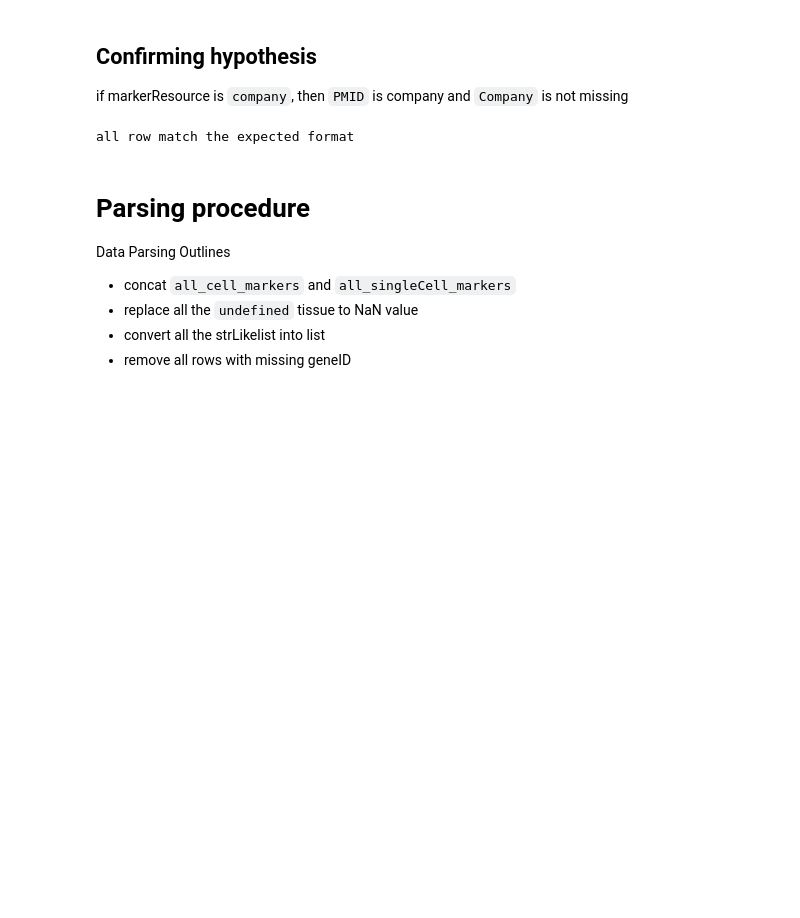
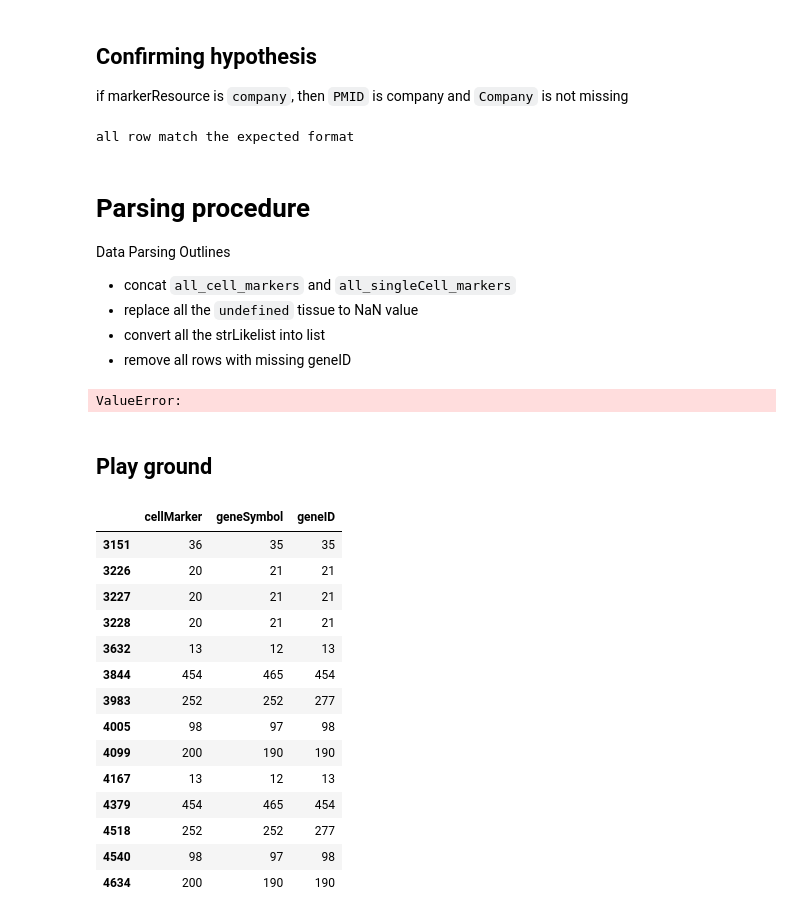
Before and after one commit to g7xu/CellMaker_DataParser, a Jupyter notebook: eda/all_cell_eda.ipynb, the cells around one changed output. Saved outputs shown, nothing was run; the diff lists cells and outputs as text; code cells hidden in the pictures; blank space fills up the shorter version.

```diff
--- a/eda/all_cell_eda.ipynb
+++ b/eda/all_cell_eda.ipynb
@@ -308,7 +309,7 @@ all_mouse_markers_df = pd.read_csv('../data/Mouse_cell_markers.txt', sep = r'\t'
 all_singleCell_markers_df = pd.read_csv('../data/Single_cell_markers.txt', sep = r'\t')
 # %%
 def str_to_list(listLikeStr):
-    if not isinstance(listLikeStr, str): return np.NaN
+    if not isinstance(listLikeStr, str): return ['NA']
     cleaned_listLikeStr = listLikeStr.replace("'", "")
 
     split_element = cleaned_listLikeStr.split(',')
@@ -316,36 +317,80 @@ def str_to_list(listLikeStr):
     is_nested = False
     result = []
     nested_list = []
+
+    # try to improve
     for element in split_element:
         if is_nested:
             if "]" in element:
                 is_nested = False
-                nested_list.append(element.replace(']', "").strip())
+                element = element.replace(']', "").strip()
+                # lowercase
+                # if element.casefold() == 'na':
+                #     continue
+                nested_list.append(element)
                 result.append(nested_list)
                 nested_list = []
             else:
-                if element.strip():
+                element = element.strip()
+                # if element.casefold() == 'na':
+                #     continue
+                if element:
                     nested_list.append(element.strip())
         else:
             if "[" in element:
                 is_nested = True
-                nested_list.append(element.replace('[', "").strip())
+                element = element.replace('[', "").strip()
+                # if element.casefold() == 'na':
+                #     continue
+                nested_list.append(element)
             else:
-                if element.strip():
-                    result.append(element.strip())
+                element = element.strip()
+                # if element.casefold() == 'na':
+                #     continue
+                if element:
+                    result.append(element)
 
     return result
 # %%
-# concat all_cell_markers and all_singleCell_markers
+# concatnating all_cell_markers and all_singleCell_markers
 cell_markers_df = pd.concat([all_cell_markers_df, all_singleCell_markers_df], axis = 0, ignore_index=True)
+
+# dropping column proteinName and proteinID
+cell_markers_df.drop(columns=['proteinName', 'proteinID'], inplace=True)
+
+# we don't consider record with missing geneID
+cell_markers_df = cell_markers_df.dropna(subset=['geneID'])
 
 # change all the Undefined value in tissueType column to NaN
 cell_markers_df['tissueType'] = cell_markers_df['tissueType'].replace('Undefined', np.NaN)
 
 # convert specific columns into list
-to_convert_col  = ['cellMarker', 'geneSymbol', 'geneID', 'proteinName', 'proteinID']
+to_convert_col  = ['cellMarker', 'geneSymbol', 'geneID']
 for col in to_convert_col:
     cell_markers_df[col] = cell_markers_df[col].apply(str_to_list)
-
-# we don't consider
-cell_markers_df = cell_markers_df.dropna(subset=['geneSymbol'])
+# %%
+raise ValueError()
+# %% [output]
+ValueError:
+# %% [markdown]
+## Play ground
+# %%
+x = cell_markers_df[cell_markers_df[['cellMarker', 'geneSymbol', 'geneID']].applymap(len).nunique(axis=1) != 1]
+# %%
+x[['cellMarker', 'geneSymbol', 'geneID']].applymap(len)
+# %% [output]
+|  | cellMarker | geneSymbol | geneID |
+| 3151 | 36 | 35 | 35 |
+| 3226 | 20 | 21 | 21 |
+| 3227 | 20 | 21 | 21 |
+| 3228 | 20 | 21 | 21 |
+| 3632 | 13 | 12 | 13 |
+| 3844 | 454 | 465 | 454 |
+| 3983 | 252 | 252 | 277 |
+| 4005 | 98 | 97 | 98 |
+| 4099 | 200 | 190 | 190 |
+| 4167 | 13 | 12 | 13 |
+| 4379 | 454 | 465 | 454 |
+| 4518 | 252 | 252 | 277 |
+| 4540 | 98 | 97 | 98 |
+| 4634 | 200 | 190 | 190 |
```
Also changed, not shown: parts of 5 cells of this notebook, 1 other file.
